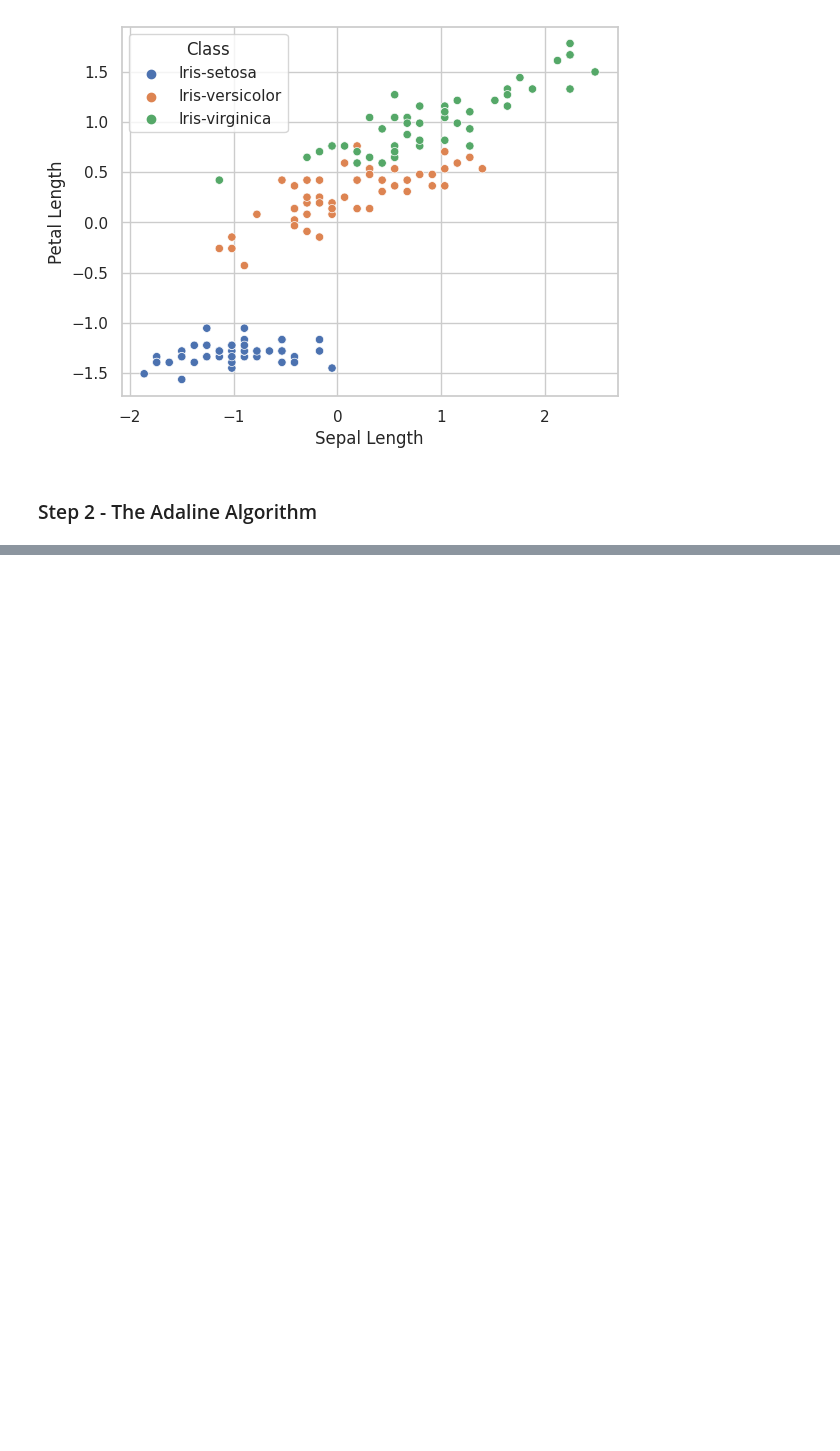
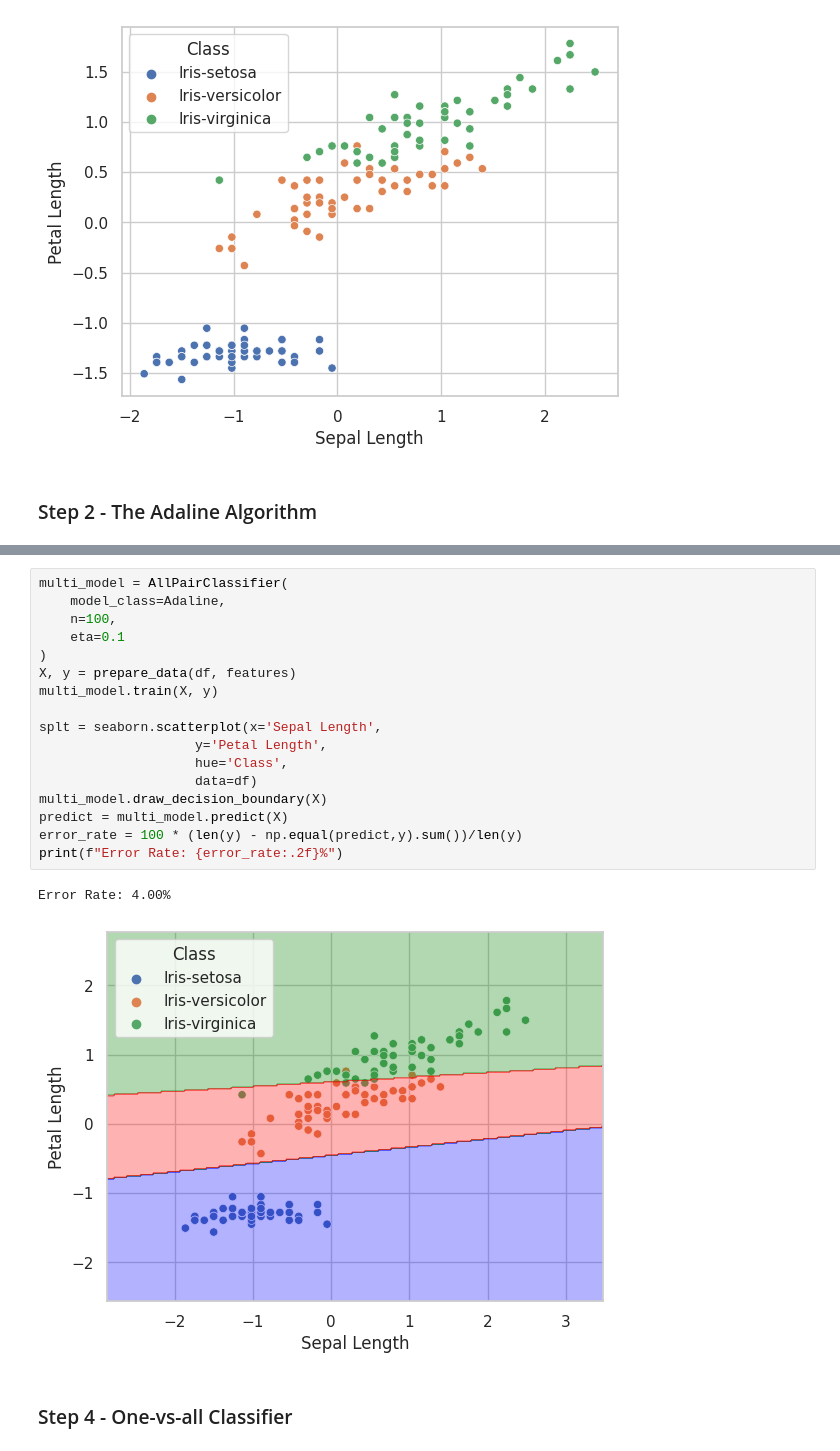
Before and after one commit to UlascanErsoy/ECEN427-TAMU, a Jupyter notebook: hw2/hw2.ipynb, the cells around one changed output, grey strips where cells are left out. Saved outputs shown, nothing was run; the diff lists cells and outputs as text; blank space fills up the shorter version.

```diff
--- a/hw2/hw2.ipynb
+++ b/hw2/hw2.ipynb
@@ -121,0 +406,22 @@ class Adaline:
+# %%
+multi_model = AllPairClassifier(
+    model_class=Adaline,
+    n=100,
+    eta=0.1
+)
+X, y = prepare_data(df, features)
+multi_model.train(X, y)
+
+splt = seaborn.scatterplot(x='Sepal Length',
+                    y='Petal Length',
+                    hue='Class',
+                    data=df)
+multi_model.draw_decision_boundary(X)
+predict = multi_model.predict(X)
+error_rate = 100 * (len(y) - np.equal(predict,y).sum())/len(y)
+print(f"Error Rate: {error_rate:.2f}%")
+# %% [output]
+Error Rate: 4.00%
+[figure, added]
+# %% [markdown]
+<h3 id="step4">Step 4 - One-vs-all Classifier</h4>
```
Also changed, not shown: parts of 15 cells of this notebook.
